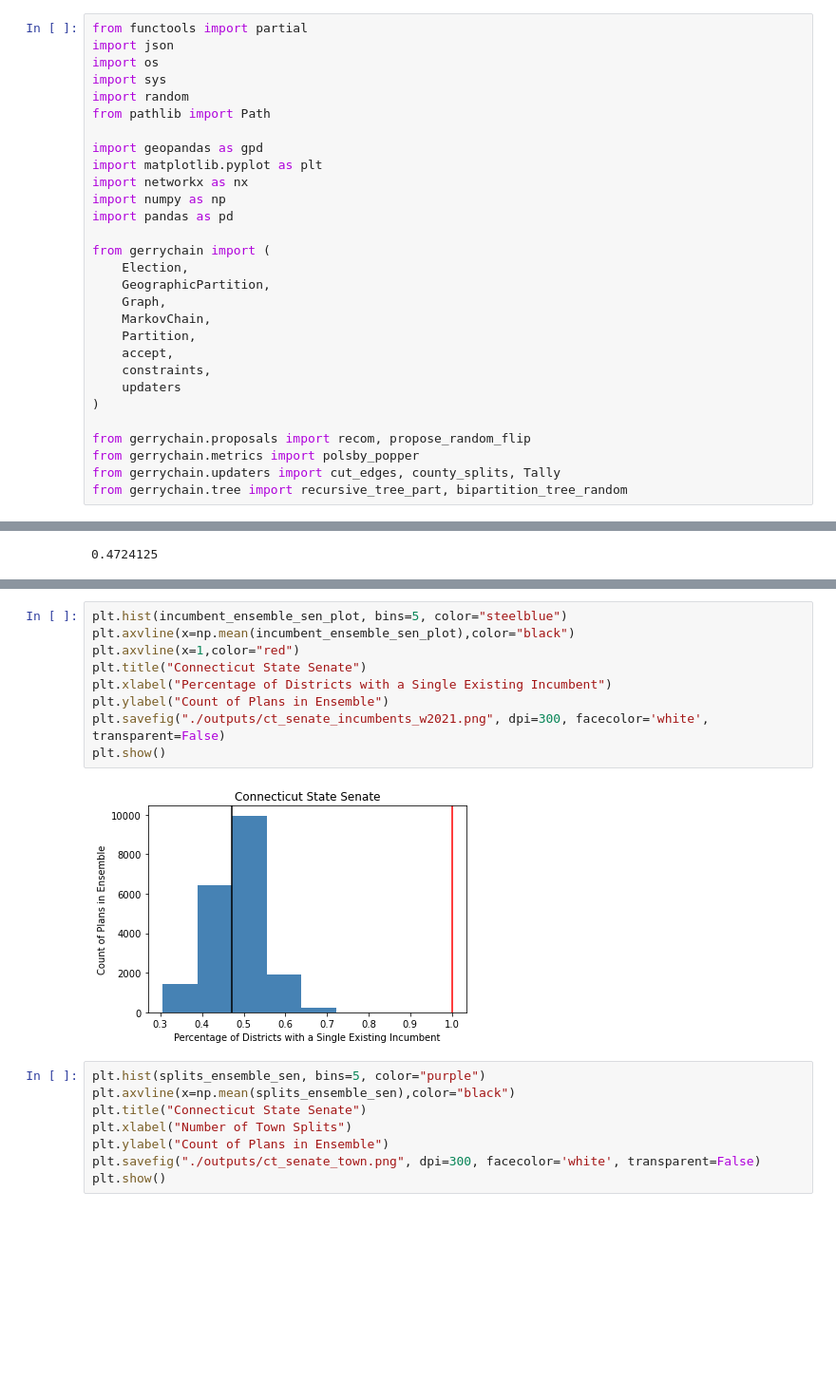
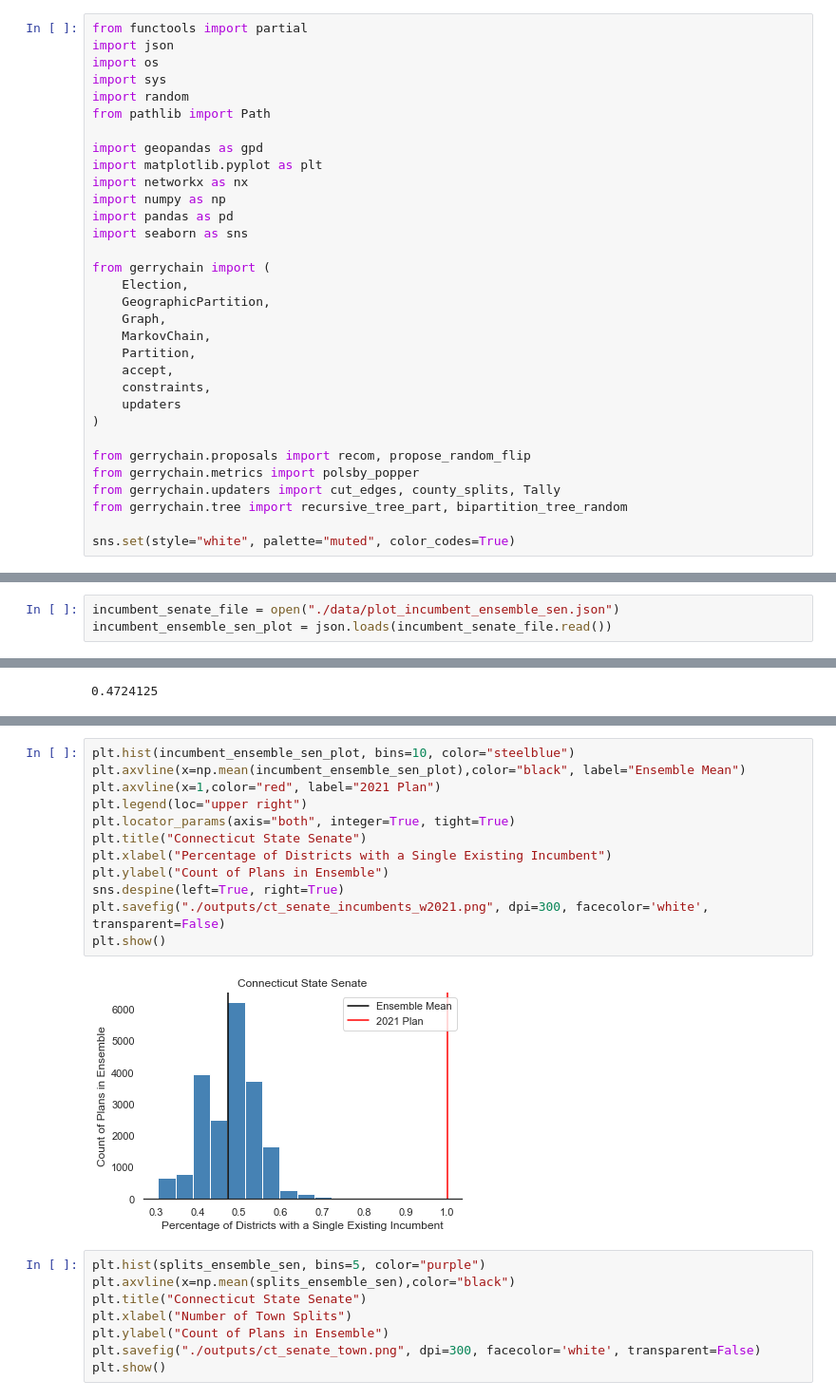
Before and after one commit to ka-chang/RedistrictingCT, a Jupyter notebook: 03_gerrychain_ensemble.ipynb, the cells around one changed output, grey strips where cells are left out. Shown at 95% size. Drawn from its saved outputs; the diff is of its cells as text; blank space fills up the shorter version.

```diff
--- a/03_gerrychain_ensemble.ipynb
+++ b/03_gerrychain_ensemble.ipynb
@@ -11,6 +11,7 @@ import matplotlib.pyplot as plt
 import networkx as nx
 import numpy as np
 import pandas as pd
+import seaborn as sns
 
 from gerrychain import (
     Election,
@@ -27,6 +28,8 @@ from gerrychain.proposals import recom, propose_random_flip
 from gerrychain.metrics import polsby_popper
 from gerrychain.updaters import cut_edges, county_splits, Tally
 from gerrychain.tree import recursive_tree_part, bipartition_tree_random
+
+sns.set(style="white", palette="muted", color_codes=True)
 # %%
 github_file_path = str(Path(os.getcwd())) #Sets to local Github directory path
 
@@ -393,6 +404,9 @@ for n in range(len(incumbents_ensemble_sen)):
 # %%
 with open("./data/plot_incumbent_ensemble_sen.json", "w") as incumbent_ensemble_sen:
     json.dump(incumbent_ensemble_sen_plot, incumbent_ensemble_sen)
+# %%
+incumbent_senate_file = open("./data/plot_incumbent_ensemble_sen.json")
+incumbent_ensemble_sen_plot = json.loads(incumbent_senate_file.read())
 # %%
 np.mean(incumbent_ensemble_sen_plot)
 # %% [output]
@@ -410,14 +427,17 @@ plt.show()
 # %%
-plt.hist(incumbent_ensemble_sen_plot, bins=5, color="steelblue")
-plt.axvline(x=np.mean(incumbent_ensemble_sen_plot),color="black")
-plt.axvline(x=1,color="red")
+plt.hist(incumbent_ensemble_sen_plot, bins=10, color="steelblue")
+plt.axvline(x=np.mean(incumbent_ensemble_sen_plot),color="black", label="Ensemble Mean")
+plt.axvline(x=1,color="red", label="2021 Plan")
+plt.legend(loc="upper right")
+plt.locator_params(axis="both", integer=True, tight=True)
 plt.title("Connecticut State Senate")
 plt.xlabel("Percentage of Districts with a Single Existing Incumbent")
 plt.ylabel("Count of Plans in Ensemble")
+sns.despine(left=True, right=True)
 plt.savefig("./outputs/ct_senate_incumbents_w2021.png", dpi=300, facecolor='white', transparent=False)
 plt.show()
 # %% [output]
-[figure, old version]
+[figure, new version]
 # %%
 plt.hist(splits_ensemble_sen, bins=5, color="purple")
 plt.axvline(x=np.mean(splits_ensemble_sen),color="black")
```
Also changed, not shown: parts of 4 cells of this notebook, 4 other files.
